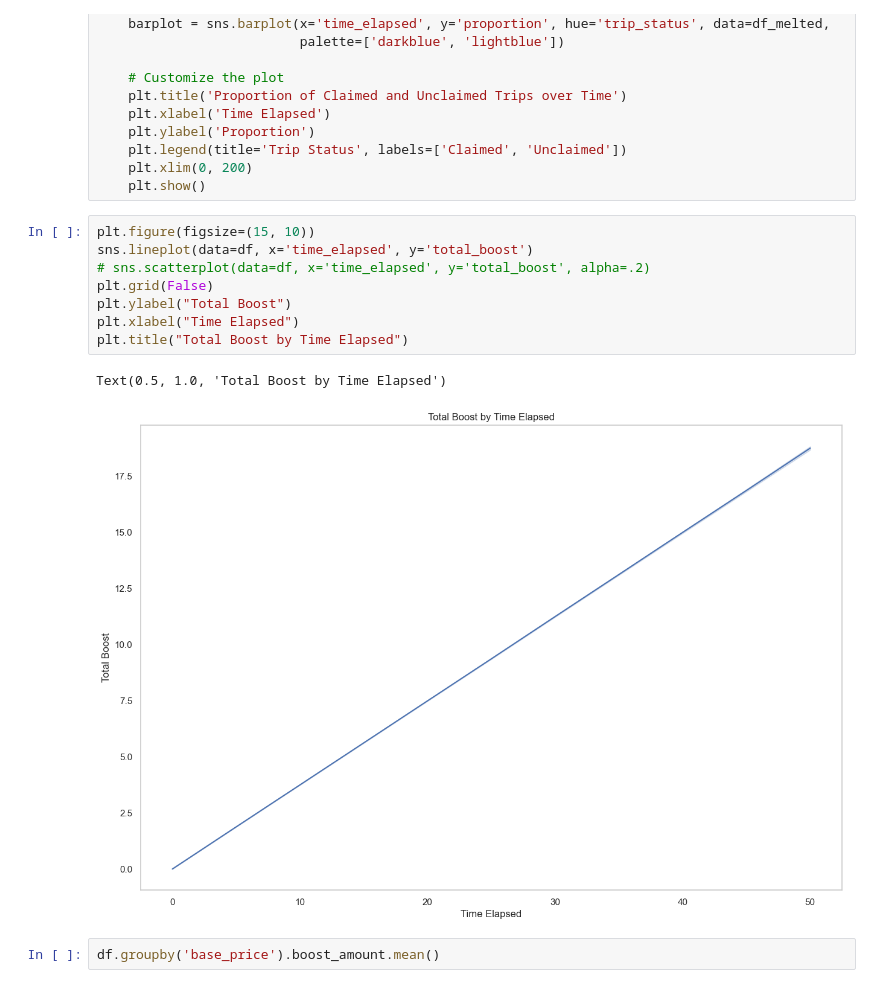
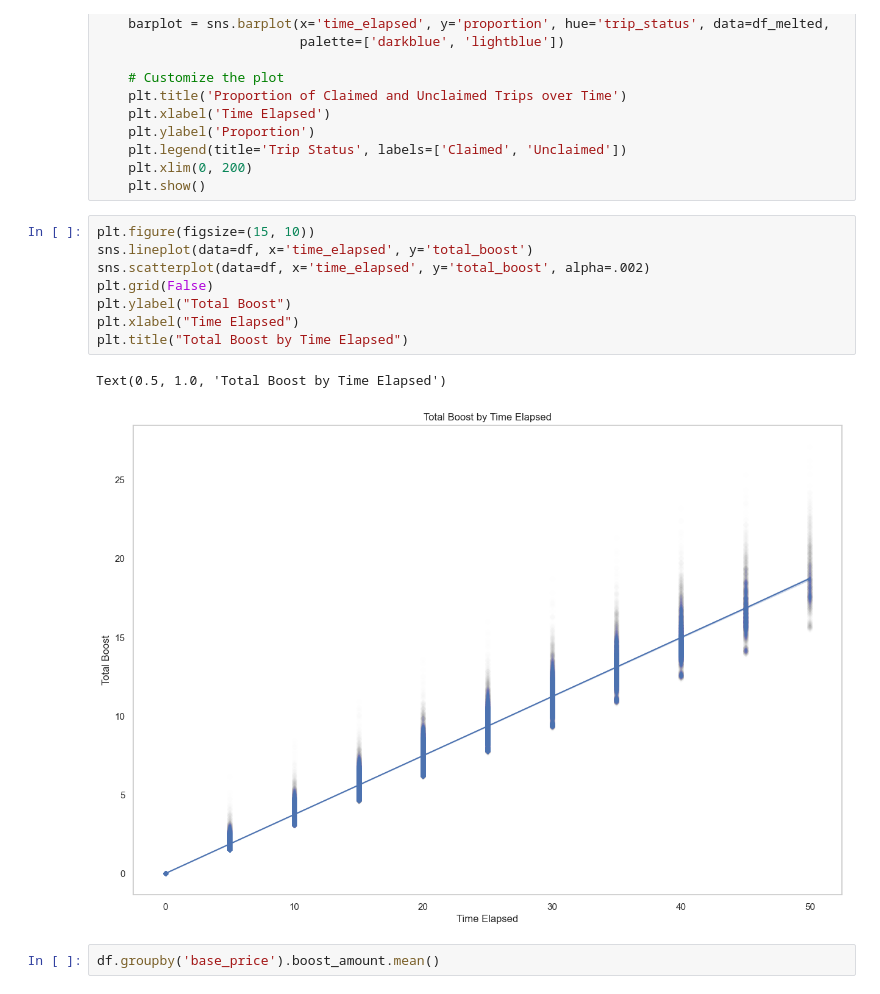
Before and after one commit to jikaasik/hsd_technical_assessment, a Jupyter notebook: notebooks/01_exploratory_analysis.ipynb, the cells around one changed output. Cells and saved outputs as stored; diff of their text form.

Commit message:
Added plot

```diff
--- a/notebooks/01_exploratory_analysis.ipynb
+++ b/notebooks/01_exploratory_analysis.ipynb
@@ -415,14 +415,14 @@ def plot_claimed_unclaimed_proportion(df):
 # %%
 plt.figure(figsize=(15, 10))
 sns.lineplot(data=df, x='time_elapsed', y='total_boost')
-# sns.scatterplot(data=df, x='time_elapsed', y='total_boost', alpha=.2)
+sns.scatterplot(data=df, x='time_elapsed', y='total_boost', alpha=.002)
 plt.grid(False)
 plt.ylabel("Total Boost")
 plt.xlabel("Time Elapsed")
 plt.title("Total Boost by Time Elapsed")
 # %% [output]
 Text(0.5, 1.0, 'Total Boost by Time Elapsed')
-[figure, old version]
+[figure, new version]
 # %%
 df.groupby('base_price').boost_amount.mean()
 # %% [output]
```
Also changed, not shown: 1 other file.
